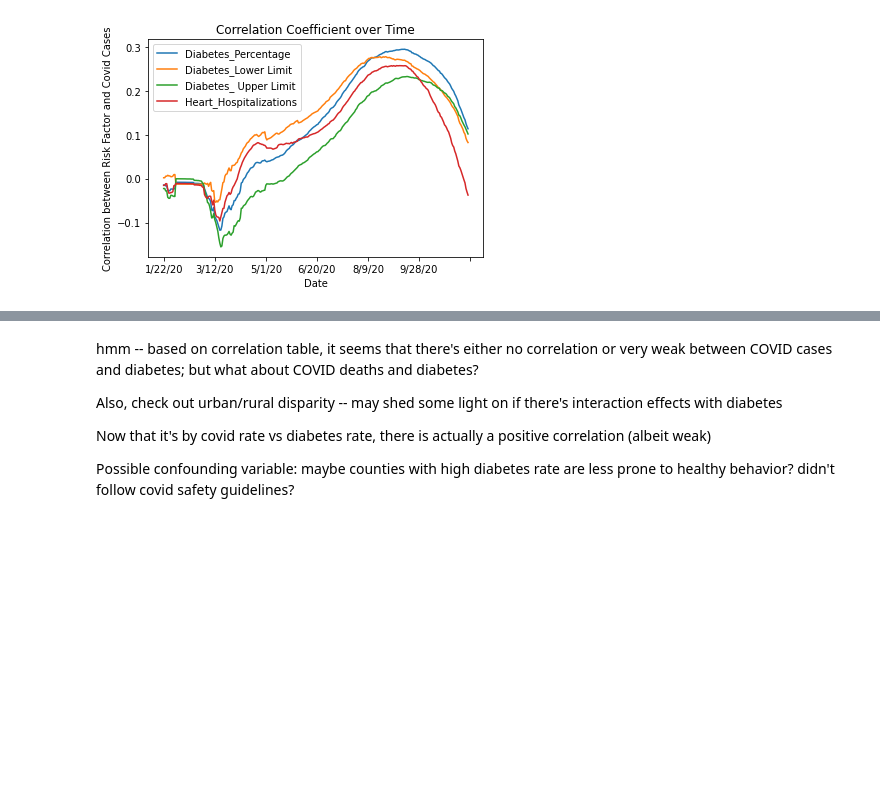
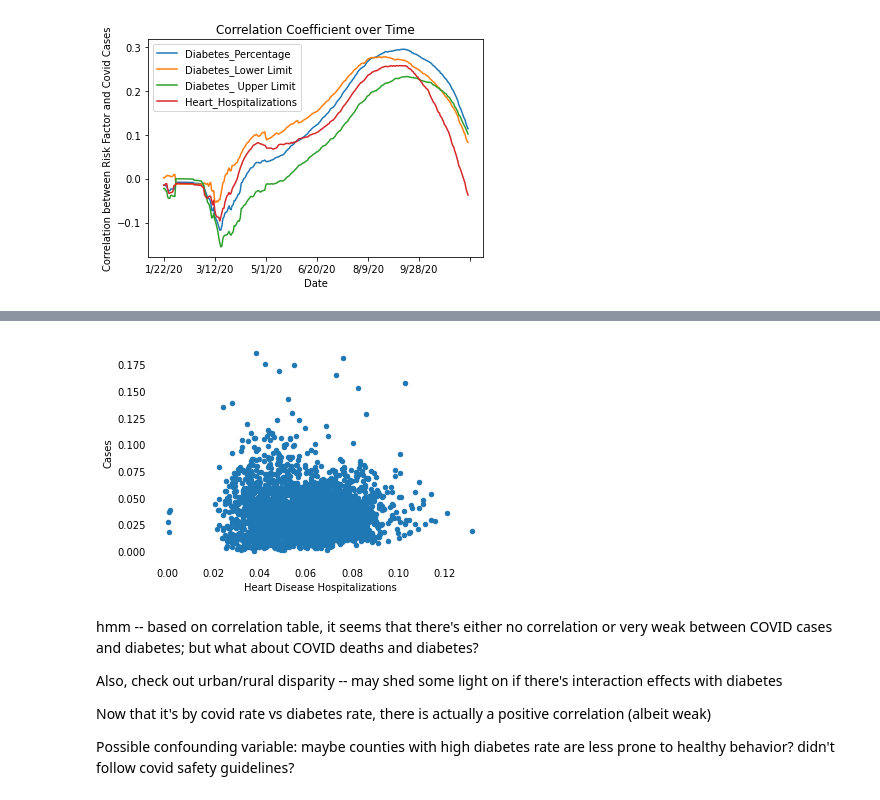
Before and after one commit to jayeokay/COVID-19, a Jupyter notebook: COVID Geographical Analysis.ipynb, the cells around one changed output, grey strips where cells are left out. Saved outputs shown, nothing was run; the diff lists cells and outputs as text; code cells hidden in the pictures; blank space fills up the shorter version.

```diff
--- a/COVID Geographical Analysis.ipynb
+++ b/COVID Geographical Analysis.ipynb
@@ -279,3 +307,10 @@ Text(0, 0.5, 'Correlation between Risk Factor and Covid Cases')
+# %%
+ax = main_cases_df.plot(y='11/15/20', x = 'Heart_Hospitalizations', kind='scatter')
+plt.ylabel('Cases')
+plt.xlabel('Heart Disease Hospitalizations')
+set_plot_style(ax = ax)
+# %% [output]
+[figure, added]
 # %% [markdown]
 hmm -- based on correlation table, it seems that there's either no correlation or very weak between COVID cases and diabetes; but what about COVID deaths and diabetes?
 
```
Also changed, not shown: parts of 8 cells of this notebook, 1 other file.
